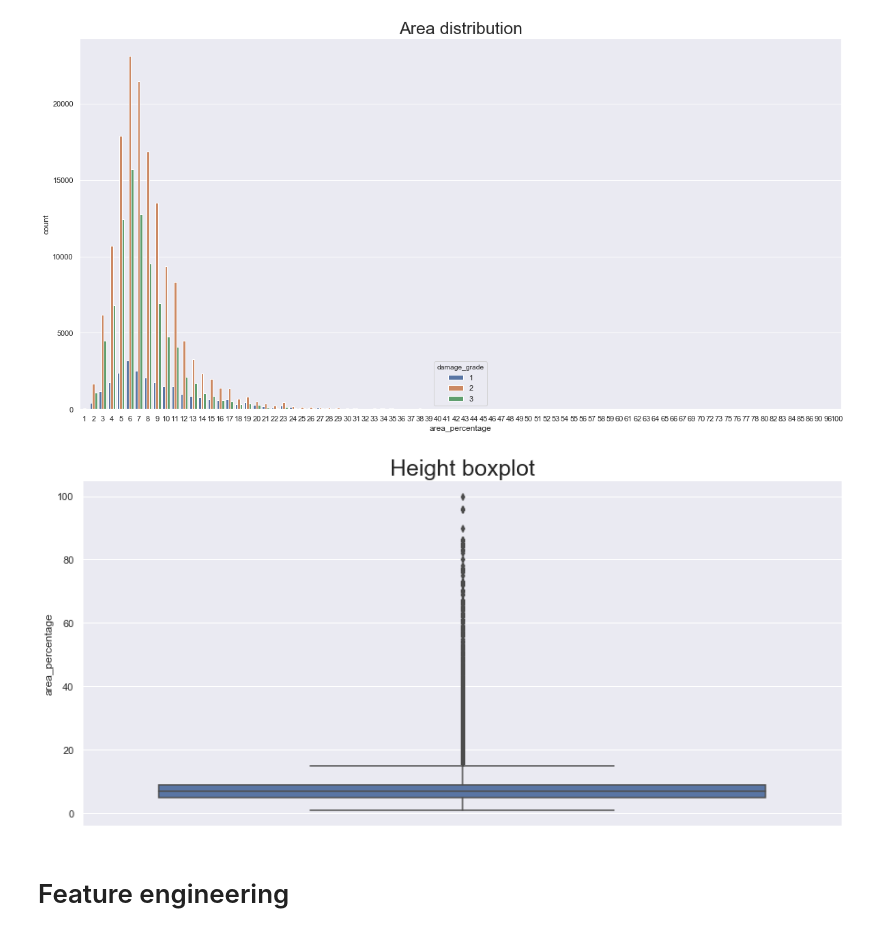
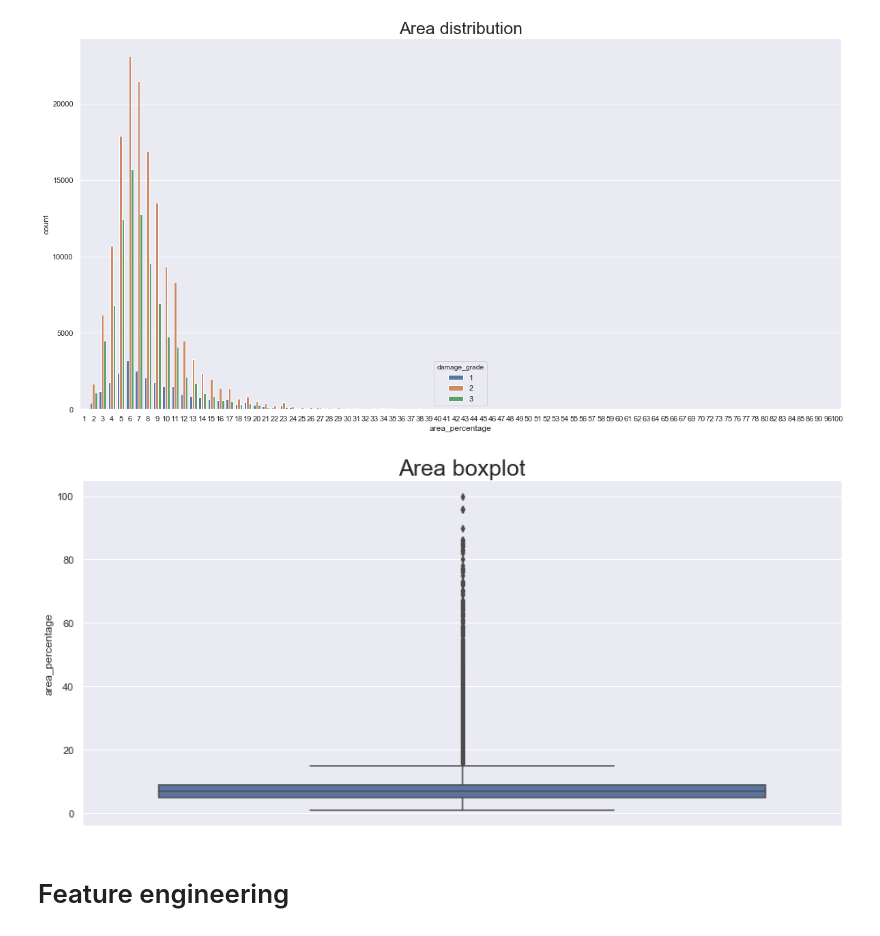
Before and after one commit to belulali/earthquake, a Jupyter notebook: Earthquake.ipynb, the cells around one changed output. Saved outputs shown, nothing was run; the diff lists cells and outputs as text; code cells hidden in the pictures.

```diff
--- a/Earthquake.ipynb
+++ b/Earthquake.ipynb
@@ -90,11 +90,11 @@ plt.show()
 # %%
 sns.set(style="darkgrid")
 plt.figure(figsize=(15,7))
 ax = sns.boxplot(y=extended_train_features.area_percentage)
-plt.title('Height boxplot', fontsize=25)
+plt.title('Area boxplot', fontsize=25)
 plt.show()
 # %% [output]
-[figure, old version]
+[figure, new version]
 # %% [markdown]
 # Feature engineering
 # %% [markdown]
```
